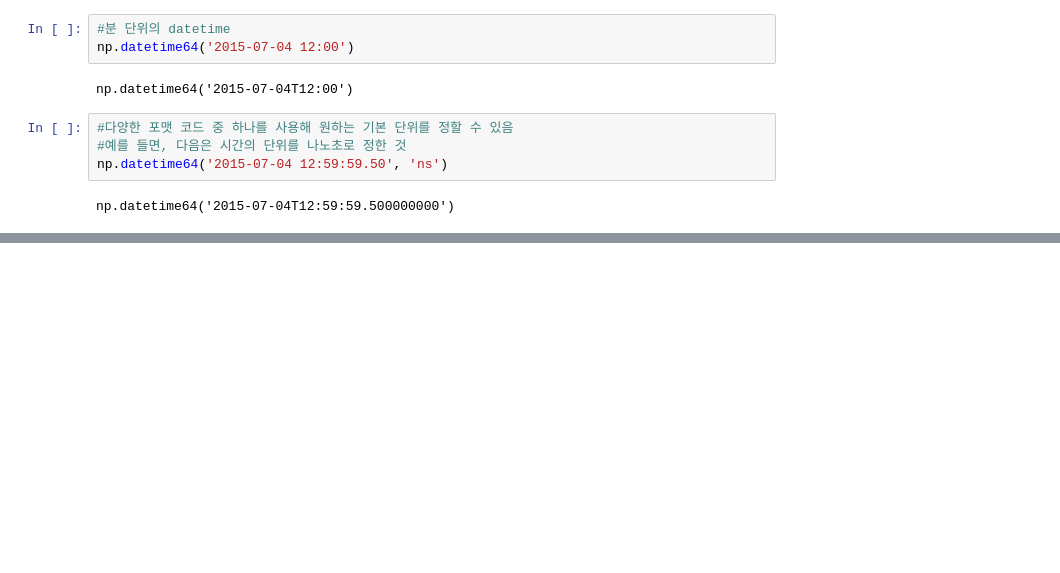
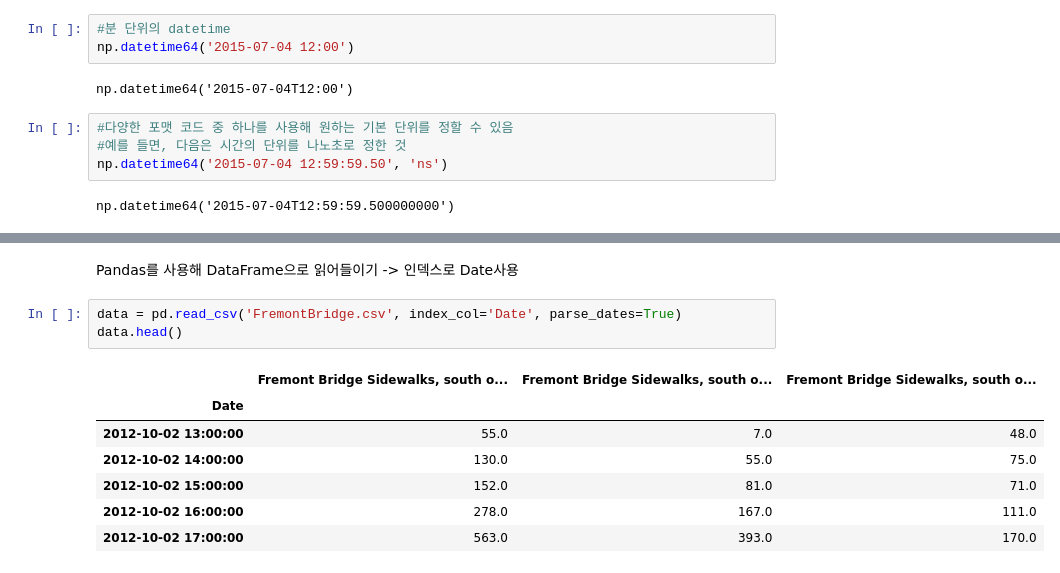
Before and after one commit to iambean-git/K_Digital_8_workspace, a Jupyter notebook: workspace_python_AI/study/chap03/03_11_Working-with-Time-Series.ipynb, the cells around one changed output, grey strips where cells are left out. Drawn from its saved outputs; the diff is of its cells as text; blank space fills up the shorter version.

```diff
--- a/workspace_python_AI/study/chap03/03_11_Working-with-Time-Series.ipynb
+++ b/workspace_python_AI/study/chap03/03_11_Working-with-Time-Series.ipynb
@@ -65,0 +198,13 @@ np.datetime64('2015-07-04T12:59:59.500000000')
+# %% [markdown]
+Pandas를 사용해 DataFrame으로 읽어들이기 -> 인덱스로 Date사용
+# %%
+data = pd.read_csv('FremontBridge.csv', index_col='Date', parse_dates=True)
+data.head()
+# %% [output]
+|  | Fremont Bridge Sidewalks, south o... | Fremont Bridge Sidewalks, south o... | Fremont Bridge Sidewalks, south o... |
+| Date |  |  |  |
+| 2012-10-02 13:00:00 | 55.0 | 7.0 | 48.0 |
+| 2012-10-02 14:00:00 | 130.0 | 55.0 | 75.0 |
+| 2012-10-02 15:00:00 | 152.0 | 81.0 | 71.0 |
+| 2012-10-02 16:00:00 | 278.0 | 167.0 | 111.0 |
+| 2012-10-02 17:00:00 | 563.0 | 393.0 | 170.0 |
```
Also changed, not shown: parts of 34 cells of this notebook, 2 other files.
